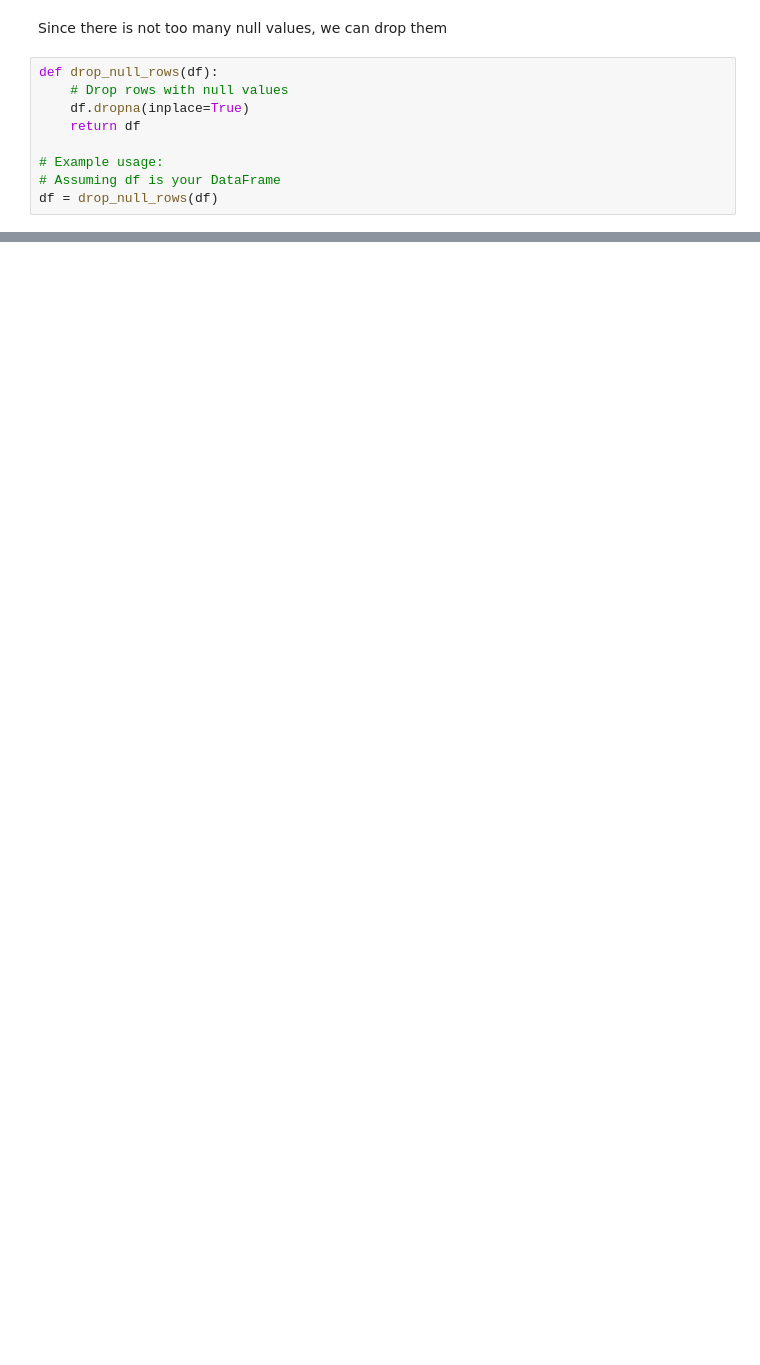
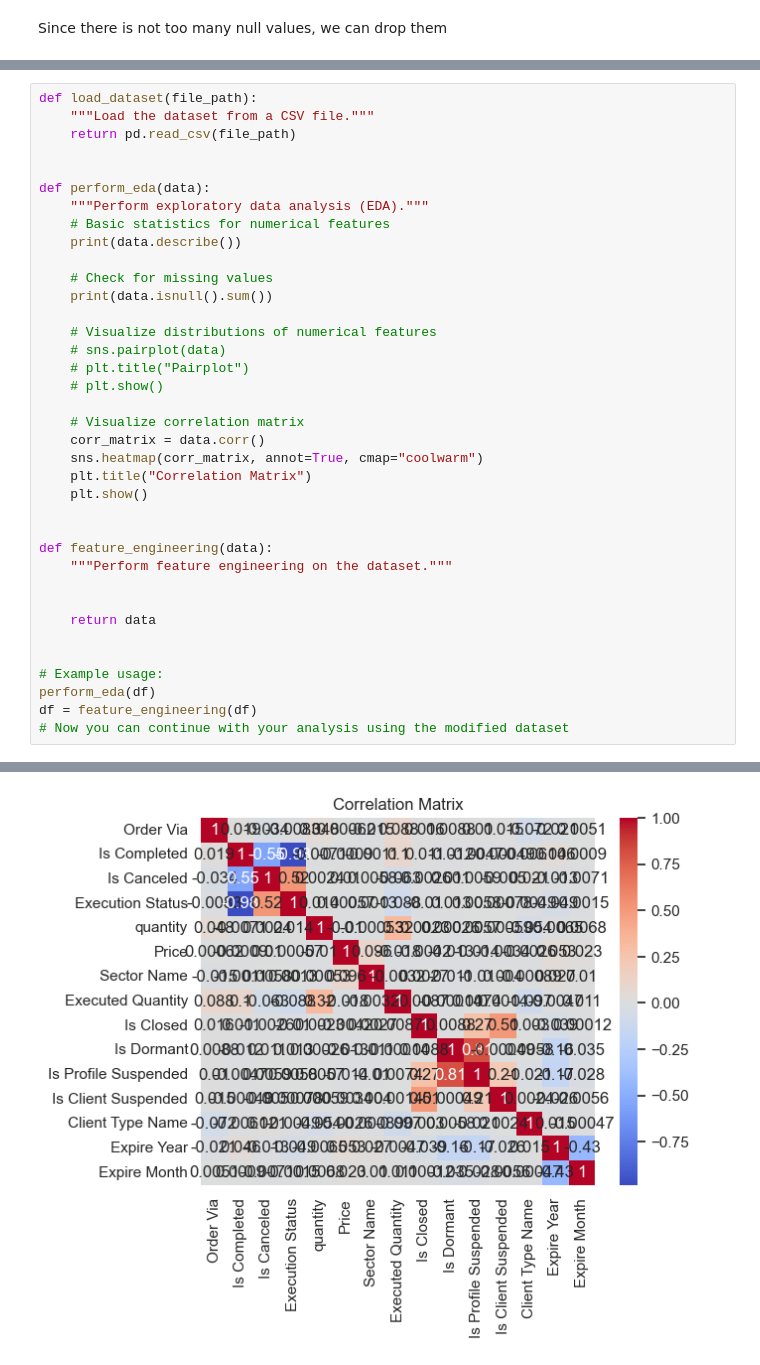
Before and after one commit to MohamedEbrahem1/EFG-SU-Competition, a Jupyter notebook: notebooks/exploration.ipynb, the cells around one changed output, grey strips where cells are left out. Drawn from its saved outputs; the diff is of its cells as text; blank space fills up the shorter version.

```diff
--- a/notebooks/exploration.ipynb
+++ b/notebooks/exploration.ipynb
@@ -111,11 +43,2 @@ dtype: int64
 # %% [markdown]
 Since there is not too many null values, we can drop them
-# %%
-def drop_null_rows(df):
-    # Drop rows with null values
-    df.dropna(inplace=True)
-    return df
-
-# Example usage:
-# Assuming df is your DataFrame
-df = drop_null_rows(df)
@@ -193,0 +45,38 @@ ValueError: could not convert string to float: 'Egypt'
+# %%
+def load_dataset(file_path):
+    """Load the dataset from a CSV file."""
+    return pd.read_csv(file_path)
+
+
+def perform_eda(data):
+    """Perform exploratory data analysis (EDA)."""
+    # Basic statistics for numerical features
+    print(data.describe())
+
+    # Check for missing values
+    print(data.isnull().sum())
+
+    # Visualize distributions of numerical features
+    # sns.pairplot(data)
+    # plt.title("Pairplot")
+    # plt.show()
+
+    # Visualize correlation matrix
+    corr_matrix = data.corr()
+    sns.heatmap(corr_matrix, annot=True, cmap="coolwarm")
+    plt.title("Correlation Matrix")
+    plt.show()
+
+
+def feature_engineering(data):
+    """Perform feature engineering on the dataset."""
+
+
+    return data
+
+
+# Example usage:
+perform_eda(df)
+df = feature_engineering(df)
+# Now you can continue with your analysis using the modified dataset
+# %% [output]
@@ -193,0 +100 @@ ValueError: could not convert string to float: 'Egypt'
+[figure, added]
```
Also changed, not shown: parts of 19 cells of this notebook, 2 other files.
